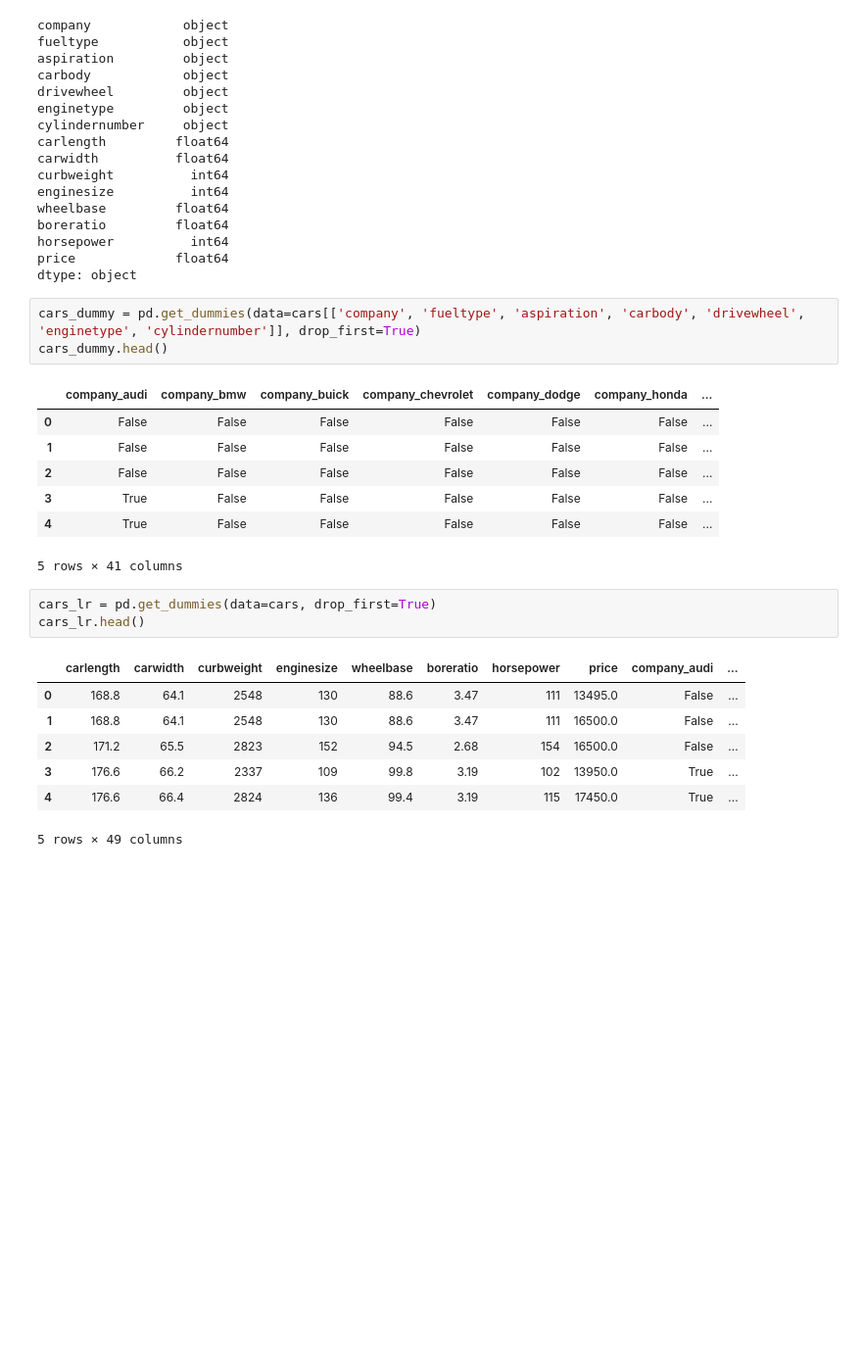
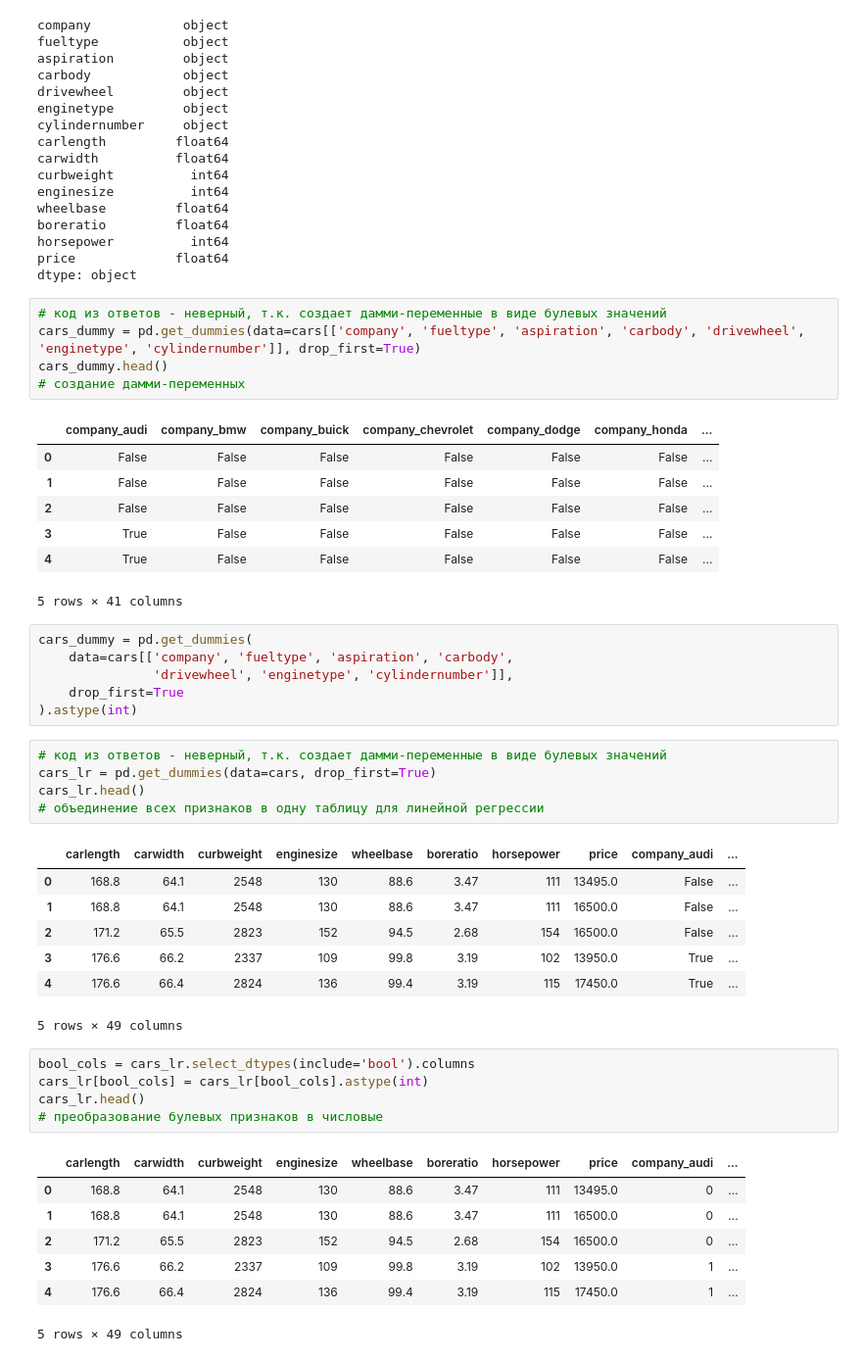
Before and after one commit to Praldmur/Simulation, a Jupyter notebook: 6_mod/7.ipynb, the cells around one changed output. Shown: that part at 98% size. Cells and saved outputs as stored; diff of their text form; blank space fills up the shorter version.

```diff
--- a/6_mod/7.ipynb
+++ b/6_mod/7.ipynb
@@ -153,8 +142,10 @@ horsepower          int64
 price             float64
 dtype: object
 # %%
+# код из ответов - неверный, т.к. создает дамми-переменные в виде булевых значений
 cars_dummy = pd.get_dummies(data=cars[['company', 'fueltype', 'aspiration', 'carbody', 'drivewheel', 'enginetype', 'cylindernumber']], drop_first=True)
 cars_dummy.head()
+# создание дамми-переменных
 # %% [output]
 |  | company_audi | company_bmw | company_buick | company_chevrolet | company_dodge | company_honda | ... |
 | 0 | False | False | False | False | False | False | ... |
@@ -163,9 +154,17 @@ cars_dummy.head()
 | 3 | True | False | False | False | False | False | ... |
 | 4 | True | False | False | False | False | False | ... |
 5 rows × 41 columns
+# %%
+cars_dummy = pd.get_dummies(
+    data=cars[['company', 'fueltype', 'aspiration', 'carbody',
+               'drivewheel', 'enginetype', 'cylindernumber']],
+    drop_first=True
+).astype(int)
 # %%
+# код из ответов - неверный, т.к. создает дамми-переменные в виде булевых значений
 cars_lr = pd.get_dummies(data=cars, drop_first=True)
 cars_lr.head()
+# объединение всех признаков в одну таблицу для линейной регрессии
 # %% [output]
 |  | carlength | carwidth | curbweight | enginesize | wheelbase | boreratio | horsepower | price | company_audi | ... |
 | 0 | 168.8 | 64.1 | 2548 | 130 | 88.6 | 3.47 | 111 | 13495.0 | False | ... |
@@ -174,3 +173,16 @@ cars_lr.head()
 | 3 | 176.6 | 66.2 | 2337 | 109 | 99.8 | 3.19 | 102 | 13950.0 | True | ... |
 | 4 | 176.6 | 66.4 | 2824 | 136 | 99.4 | 3.19 | 115 | 17450.0 | True | ... |
 5 rows × 49 columns
+# %%
+bool_cols = cars_lr.select_dtypes(include='bool').columns
+cars_lr[bool_cols] = cars_lr[bool_cols].astype(int)
+cars_lr.head()
+# преобразование булевых признаков в числовые
+# %% [output]
+|  | carlength | carwidth | curbweight | enginesize | wheelbase | boreratio | horsepower | price | company_audi | ... |
+| 0 | 168.8 | 64.1 | 2548 | 130 | 88.6 | 3.47 | 111 | 13495.0 | 0 | ... |
+| 1 | 168.8 | 64.1 | 2548 | 130 | 88.6 | 3.47 | 111 | 16500.0 | 0 | ... |
+| 2 | 171.2 | 65.5 | 2823 | 152 | 94.5 | 2.68 | 154 | 16500.0 | 0 | ... |
+| 3 | 176.6 | 66.2 | 2337 | 109 | 99.8 | 3.19 | 102 | 13950.0 | 1 | ... |
+| 4 | 176.6 | 66.4 | 2824 | 136 | 99.4 | 3.19 | 115 | 17450.0 | 1 | ... |
+5 rows × 49 columns
```
Also changed, not shown: parts of 18 cells of this notebook.
